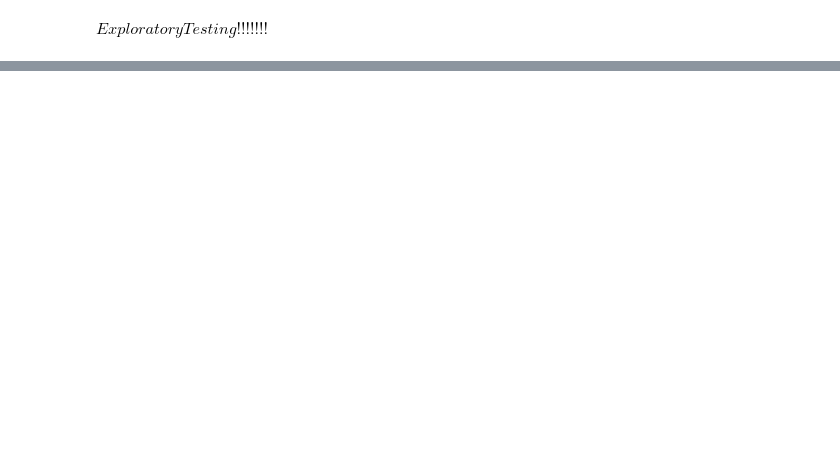
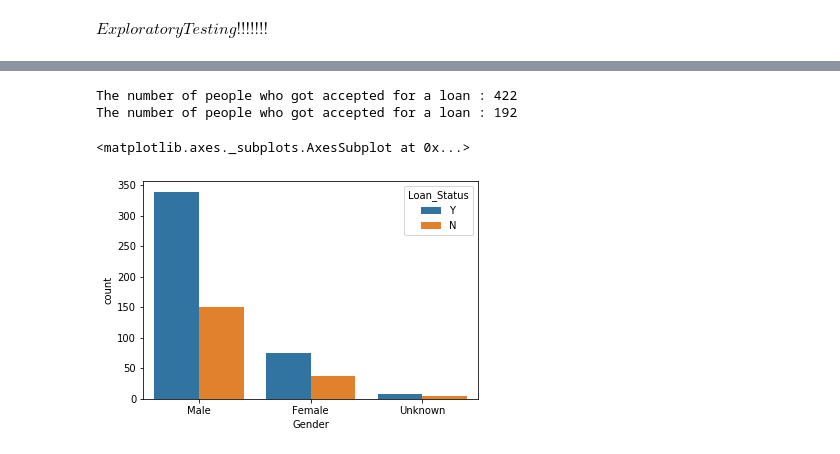
Before and after one commit to aakashpatel12345/FDMMLTraining, a Jupyter notebook: FDMMLTrainingWeek2Day5.ipynb, the cells around one changed output, grey strips where cells are left out. Cells and saved outputs as stored; diff of their text form; code cells hidden in the pictures; blank space fills up the shorter version.

```diff
--- a/FDMMLTrainingWeek2Day5.ipynb
+++ b/FDMMLTrainingWeek2Day5.ipynb
@@ -106,0 +129,14 @@ $Exploratory Testing!!!!!!!$
+# %%
+numOfTrue = 0
+numOfFalse = 0
+
+for value in data['Loan_Status']:
+    if value == 'Y':
+        numOfTrue +=1
+    else:
+        numOfFalse +=1
+print("The number of people who got accepted for a loan :", numOfTrue)
+print("The number of people who got accepted for a loan :", numOfFalse)
+# %% [output]
+The number of people who got accepted for a loan : 422
+The number of people who got accepted for a loan : 192
@@ -106,0 +158,6 @@ $Exploratory Testing!!!!!!!$
+# %%
+#Amazing!!!!!
+sns.countplot('Gender', hue='Loan_Status', data=data)
+# %% [output]
+<matplotlib.axes._subplots.AxesSubplot at 0x...>
+[figure, added]
```
Also changed, not shown: parts of 29 cells of this notebook.
